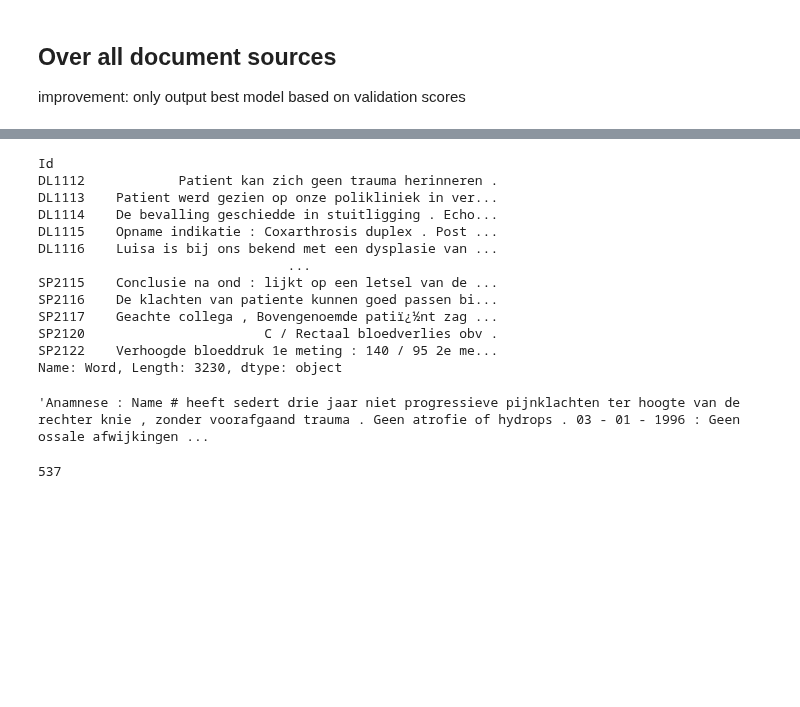
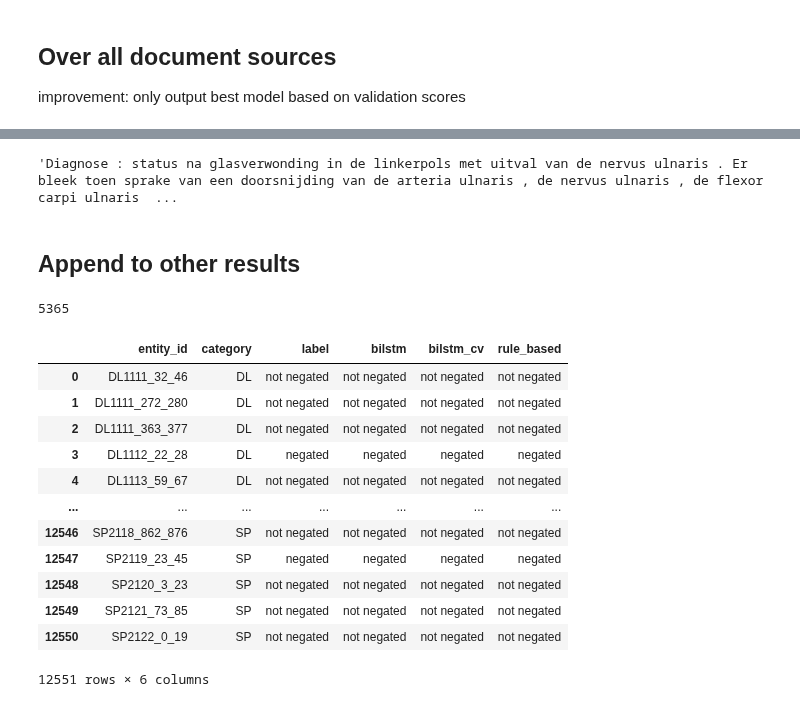
Before and after one commit to umcu/negation-detection, a Jupyter notebook: sandbox/finetuning_negation_detection.ipynb, the cells around one changed output, grey strips where cells are left out. Cells and saved outputs as stored; diff of their text form; code cells hidden in the pictures; blank space fills up the shorter version.

```diff
--- a/sandbox/finetuning_negation_detection.ipynb
+++ b/sandbox/finetuning_negation_detection.ipynb
@@ -451,23 +520,30 @@ manual_scores_df.groupby(['list', 'focus']).mean()
-# %%
-Texts
-# %% [output]
-Id
-DL1112            Patient kan zich geen trauma herinneren .
-DL1113    Patient werd gezien op onze polikliniek in ver...
-DL1114    De bevalling geschiedde in stuitligging . Echo...
-DL1115    Opname indikatie : Coxarthrosis duplex . Post ...
-DL1116    Luisa is bij ons bekend met een dysplasie van ...
-                                ...
-SP2115    Conclusie na ond : lijkt op een letsel van de ...
-SP2116    De klachten van patiente kunnen goed passen bi...
-SP2117    Geachte collega , Bovengenoemde patiï¿½nt zag ...
-SP2120                       C / Rectaal bloedverlies obv .
-SP2122    Verhoogde bloeddruk 1e meting : 140 / 95 2e me...
-Name: Word, Length: 3230, dtype: object
 # %%
-Texts['DL1174']
+Texts['DL1932']
 # %% [output]
-'Anamnese : Name # heeft sedert drie jaar niet progressieve pijnklachten ter hoogte van de rechter knie , zonder voorafgaand trauma . Geen atrofie of hydrops . 03 - 01 - 1996 : Geen ossale afwijkingen ...
+'Diagnose : status na glasverwonding in de linkerpols met uitval van de nervus ulnaris . Er bleek toen sprake van een doorsnijding van de arteria ulnaris , de nervus ulnaris , de flexor carpi ulnaris  ...
+# %% [markdown]
+## Append to other results
 # %%
+merged_result_file = '../results/merged_results.csv.gz'
+results = pd.read_csv(merged_result_file)
-# %% [output]
-537
+# %%
+entities = results.entity_id.str.replace(r"\_[0-9]+\_[0-9]+", "").unique()
+len(entities)
+# %% [output]
+5365
+# %%
+results
+# %% [output]
+|  | entity_id | category | label | bilstm | bilstm_cv | rule_based |
+| 0 | DL1111_32_46 | DL | not negated | not negated | not negated | not negated |
+| 1 | DL1111_272_280 | DL | not negated | not negated | not negated | not negated |
+| 2 | DL1111_363_377 | DL | not negated | not negated | not negated | not negated |
+| 3 | DL1112_22_28 | DL | negated | negated | negated | negated |
+| 4 | DL1113_59_67 | DL | not negated | not negated | not negated | not negated |
+| ... | ... | ... | ... | ... | ... | ... |
+| 12546 | SP2118_862_876 | SP | not negated | not negated | not negated | not negated |
+| 12547 | SP2119_23_45 | SP | negated | negated | negated | negated |
+| 12548 | SP2120_3_23 | SP | not negated | not negated | not negated | not negated |
+| 12549 | SP2121_73_85 | SP | not negated | not negated | not negated | not negated |
+| 12550 | SP2122_0_19 | SP | not negated | not negated | not negated | not negated |
+12551 rows × 6 columns
```
Also changed, not shown: parts of 9 cells of this notebook, 4 other files.
